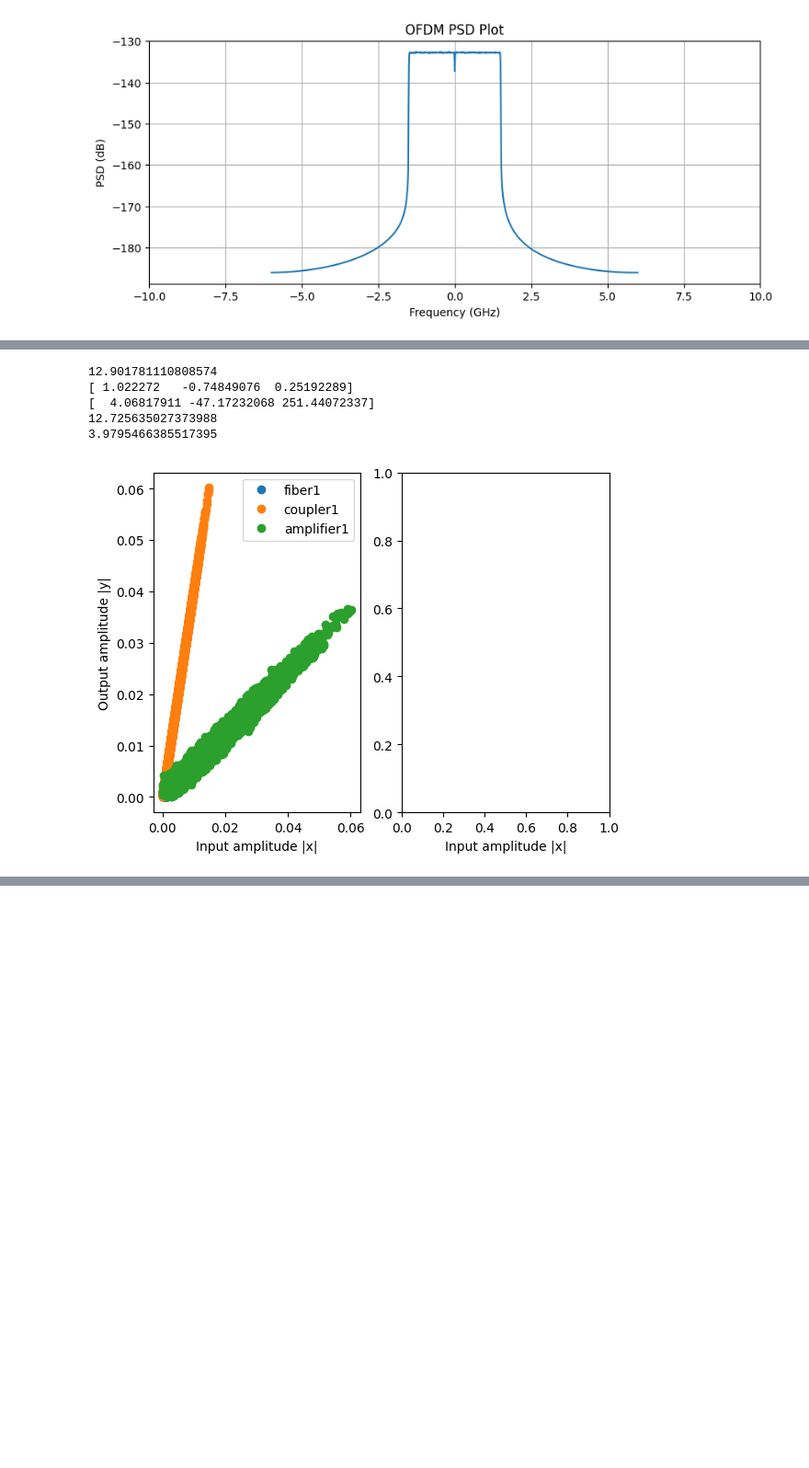
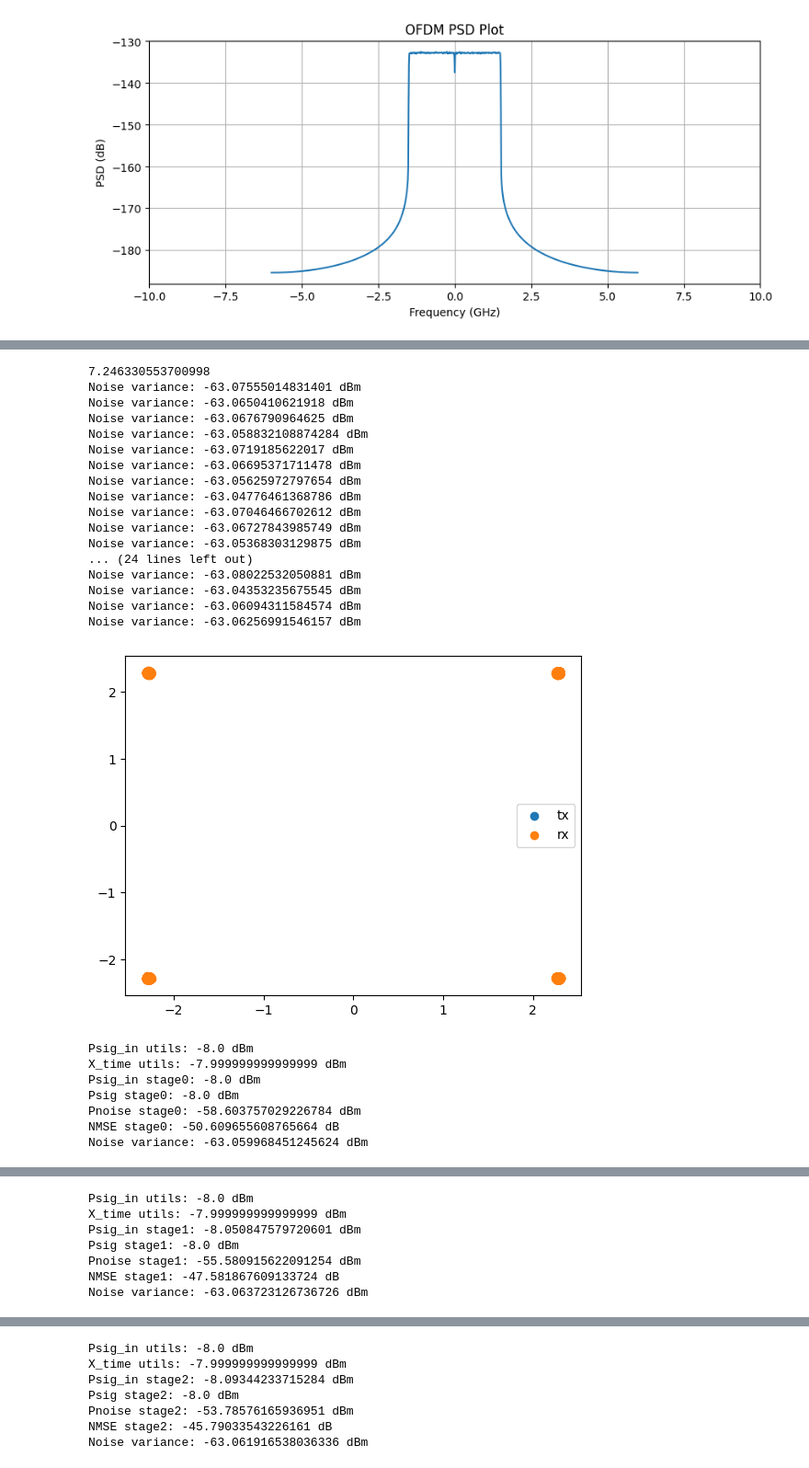
Before and after one commit to 6GTandem/6GTandem-simulator, a Jupyter notebook: examples/stripe_dl/example.ipynb, the cells around one changed output, grey strips where cells are left out. Shown at 92% size. Cells and saved outputs as stored; diff of their text form; code cells hidden in the pictures; blank space fills up the shorter version.

Commit message:
Fixing amplifier noise with an oversampling factor set above 1. Calculating noise variance is now correct. Noise levels in the example now match the CHA excel.

```diff
--- a/examples/stripe_dl/example.ipynb
+++ b/examples/stripe_dl/example.ipynb
@@ -21,7 +22,7 @@ from sub_THz_stripe.splitter.splitter import Splitter
 environment = "office_space_inline"
 
 # Read out the config file.
-config_file = f"../../environments/{environment}/config.yaml"
+config_file = f"environments/{environment}/config.yaml"
 with open(config_file, "r", encoding="utf8") as file:
     config = yaml.safe_load(file)
 # %%
@@ -31,7 +32,7 @@ plotter.plot_room(config)
 [figure]
 # %%
 # Read out the Waveform config file.
-config_file = "../../environments/waveform_config.yaml"
+config_file = "environments/waveform_config.yaml"
 with open(config_file, "r", encoding="utf8") as file:
     waveform_config = yaml.safe_load(file)
 
@@ -46,7 +47,7 @@ for ue in config["ue_positions"]:
         break
 # %%
 # Read out the Component config file.
-config_file = "../../environments/component_config.yaml"
+config_file = "environments/component_config.yaml"
 with open(config_file, "r", encoding="utf8") as file:
     component_config = yaml.safe_load(file)
 
@@ -119,16 +102,39 @@ worse case PAPR max/mean: 11.10649669462047
 # %%
 ru_shift = [0, 0, 0, 0]
-stripes[0].active_unit = 1
-print(np.max(np.abs(ofdm_time_after_cu) ** 2) / np.mean(np.abs(ofdm_time_after_cu) ** 2))
+stripes[0].active_unit = 19
+print(calculate_papr(ofdm_time_after_cu))
 y, imdata = stripes[0].transmit(ofdm_time_after_cu, ru_shift)
-print(np.max(np.abs(imdata[3]) ** 2) / np.mean(np.abs(imdata[3]) ** 2))
-print(stripes[0].radio_units[0].boost_amp.gain)
+print(calculate_papr(imdata[3]))
 
-fig, fig2 = plotter.plot_im_data_tx(imdata[1:(1*4)+1], wf)
+fig, fig2 = plotter.plot_im_data_tx(imdata[1:(4*4)+1], wf)
+
+for idx, stripe in enumerate(stripes):
+    print(f"Stripe: {idx}")
+    for jdx, ru in enumerate(stripe.radio_units):
+        print(f"RU {jdx}: {ru.boost_amp.gain}")
 # %% [output]
-12.901781110808574
-[ 1.022272   -0.74849076  0.25192289]
-[  4.06817911 -47.17232068 251.44072337]
-12.725635027373988
-3.9795466385517395
+7.246330553700998
+Noise variance: -63.07555014831401 dBm
+Noise variance: -63.0650410621918 dBm
+Noise variance: -63.0676790964625 dBm
+Noise variance: -63.058832108874284 dBm
+Noise variance: -63.0719185622017 dBm
+Noise variance: -63.06695371711478 dBm
+Noise variance: -63.05625972797654 dBm
+Noise variance: -63.04776461368786 dBm
+Noise variance: -63.07046466702612 dBm
+Noise variance: -63.06727843985749 dBm
+Noise variance: -63.05368303129875 dBm
+... (24 lines left out)
+Noise variance: -63.08022532050881 dBm
+Noise variance: -63.04353235675545 dBm
+Noise variance: -63.06094311584574 dBm
+Noise variance: -63.06256991546157 dBm
-[figure, old version]
+[figure, new version]
+Psig_in utils: -8.0 dBm
+X_time utils: -7.999999999999999 dBm
+Psig_in stage0: -8.0 dBm
+Psig stage0: -8.0 dBm
+Pnoise stage0: -58.603757029226784 dBm
+NMSE stage0: -50.609655608765664 dB
+Noise variance: -63.059968451245624 dBm
@@ -135,0 +142,7 @@ fig, fig2 = plotter.plot_im_data_tx(imdata[1:(1*4)+1], wf)
+Psig_in utils: -8.0 dBm
+X_time utils: -7.999999999999999 dBm
+Psig_in stage1: -8.050847579720601 dBm
+Psig stage1: -8.0 dBm
+Pnoise stage1: -55.580915622091254 dBm
+NMSE stage1: -47.581867609133724 dB
+Noise variance: -63.063723126736726 dBm
@@ -135,0 +150,7 @@ fig, fig2 = plotter.plot_im_data_tx(imdata[1:(1*4)+1], wf)
+Psig_in utils: -8.0 dBm
+X_time utils: -7.999999999999999 dBm
+Psig_in stage2: -8.09344233715284 dBm
+Psig stage2: -8.0 dBm
+Pnoise stage2: -53.78576165936951 dBm
+NMSE stage2: -45.79033543226161 dB
+Noise variance: -63.061916538036336 dBm
```
Also changed, not shown: parts of 6 cells of this notebook, 4 other files.
